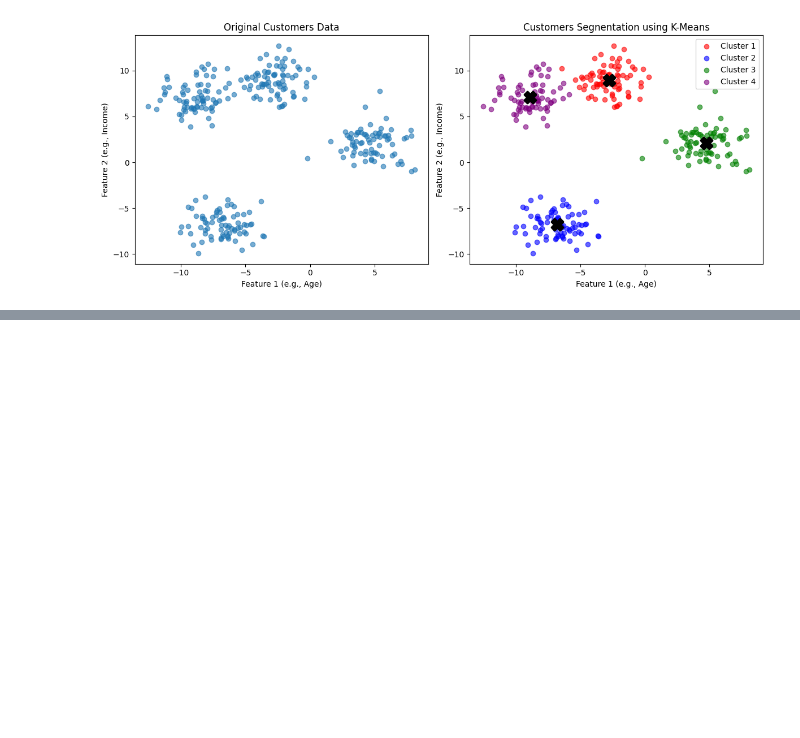
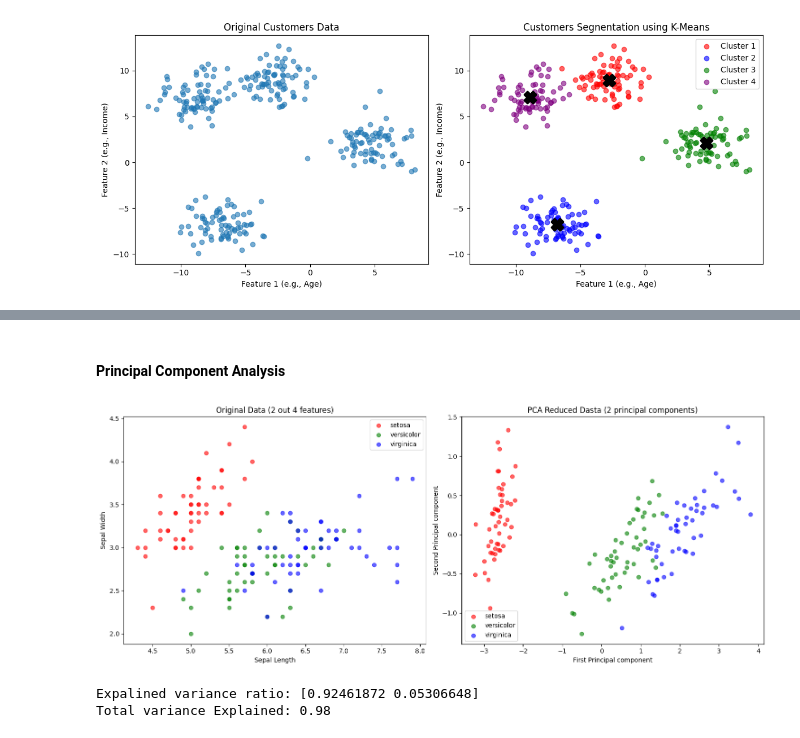
Before and after one commit to AarambhaAnta/Ml, a Jupyter notebook: L1-Introduction.ipynb, the cells around one changed output, grey strips where cells are left out. Drawn from its saved outputs; the diff is of its cells as text; code cells hidden in the pictures; blank space fills up the shorter version.

Commit message:
feat(unsupervised): implement PCA
- Principal Component Analysis (PCA) is a technique for dimensionality reduction
- PCA helps visualize data better

```diff
--- a/L1-Introduction.ipynb
+++ b/L1-Introduction.ipynb
@@ -289,7 +293,7 @@ plt.figure(figsize=(12,5))
 
 # Original Data
 plt.subplot(1,2,1)
-plt.scatter(X[:,0], X[:,1], alpha=0.6)
+plt.scatter(X_customers[:,0], X_customers[:,1], alpha=0.6)
 plt.title('Original Customers Data')
 plt.xlabel('Feature 1 (e.g., Age)')
 plt.ylabel('Feature 2 (e.g., Income)')
@@ -298,7 +302,7 @@ plt.ylabel('Feature 2 (e.g., Income)')
 plt.subplot(1,2,2)
 colors = ['red', 'blue', 'green', 'purple']
 for i in range(4):
-    cluster_points = X[cluster_labels == i]
+    cluster_points = X_customers[cluster_labels == i]
     plt.scatter(cluster_points[:,0], cluster_points[:,1], c=colors[i], label=f'Cluster {i+1}', alpha=0.6)
 
 # Plot cluster centers
@@ -312,3 +316,10 @@ plt.tight_layout()
 plt.show()
 # %% [output]
 [figure]
+# %%
+# Print clusters characteristics
+for i in range(4):
+    cluster_points = X_customers[cluster_labels == i]
+    print(f"Cluster {i+1}: {len(cluster_points)} customers")
+    print(f"    Average Feature 1: {cluster_points[:, 0].mean():.2f}")
+    print(f"    Average Feature 2: {cluster_points[:, 1].mean():.2f}")
@@ -314,0 +345,2 @@ plt.show()
+# %% [markdown]
+#### Principal Component Analysis
@@ -314,0 +351,45 @@ plt.show()
+# %%
+# Load iris Dataset (4D data)
+iris = load_iris()
+X_iris = iris.data
+y_iris = iris.target
+# %%
+# Apply PCA to reduce from 4D to 2D
+pca = PCA(n_components=2)
+X_iris_reduced = pca.fit_transform(X_iris)
+# %%
+# Visualize original Vs reduced data
+fig, (ax1, ax2) = plt.subplots(1, 2, figsize=(15, 6))
+
+# Original Data (Showing only 2 features for visualization)
+colors = ['red', 'green', 'blue']
+for i in range(3):
+    mask = (y_iris == i)
+    ax1.scatter(X_iris[mask, 0], X_iris[mask, 1], c=colors[i], label=iris.target_names[i], alpha=0.6)
+
+ax1.set_title('Original Data (2 out 4 features)')
+ax1.set_xlabel('Sepal Length')
+ax1.set_ylabel('Sepal Width')
+ax1.legend()
+
+# Reduced Data (2 Principal components)
+for i in range(3):
+    mask = (y_iris == i)
+    ax2.scatter(X_iris_reduced[mask, 0], X_iris_reduced[mask, 1], c=colors[i], label=iris.target_names[i], alpha=0.6)
+
+ax2.set_title('PCA Reduced Dasta (2 principal components)')
+ax2.set_xlabel('First Principal component')
+ax2.set_ylabel('Second Principal component')
+ax2.legend()
+
+plt.tight_layout()
+plt.show()
+# %% [output]
+[figure, added]
+# %%
+# Print explained variance
+print(f"Expalined variance ratio: {pca.explained_variance_ratio_}")
+print(f"Total variance Explained: {sum(pca.explained_variance_ratio_):.2f}")
+# %% [output]
+Expalined variance ratio: [0.92461872 0.05306648]
+Total variance Explained: 0.98
```
Also changed, not shown: parts of 7 cells of this notebook.
